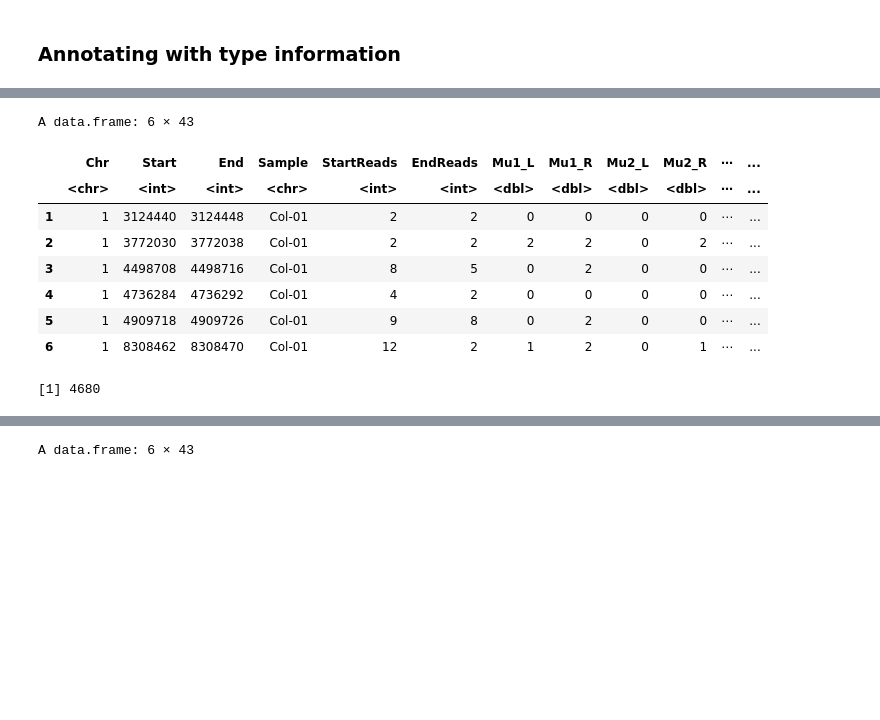
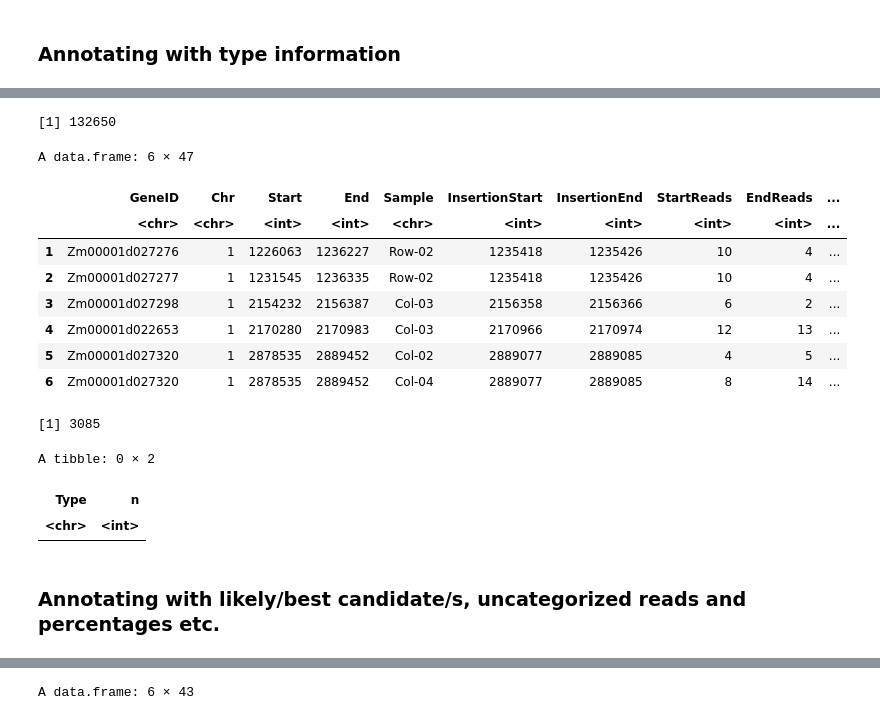
Before and after one commit to tgstoecker/MuWU, a Jupyter notebook: te_typing_annotation.ipynb, the cells around one changed output, grey strips where cells are left out. Cells and saved outputs as stored; diff of their text form; code cells hidden in the pictures; blank space fills up the shorter version.

```diff
--- a/te_typing_annotation.ipynb
+++ b/te_typing_annotation.ipynb
@@ -91,10 +130,10 @@ A data.frame: 6 × 43
 # %%
 #read-in final sample files
 for (s in samples) {
-  tmp_type_file <- read.csv(paste0("results/te_typing/", s, "/", s, "_te_types_merged.tsv"), header = TRUE, sep="\t")
+  tmp_type_file <- fread(paste0("results/te_typing/pre_sorting/", s, "/", s, "_te_types_merged.tsv"), header = TRUE, sep="\t")
   tmp_type_file$Strand <- as.character(tmp_type_file$Strand)
   assign(paste0(s, "_type_file"), tmp_type_file)
 }
 
-head(`Col-02_type_file`)
+head(`Row_02_type_file`)
 # %% [output]
@@ -126,9 +347,10 @@ number2binary = function(number, noBits) {
 for (s in samples) {
     SAM_path <- paste0("results/dedup_sam/", s, ".dedup.sam")
     SAM_object <- paste0("sam_", s)
-    assign(SAM_object, read.csv(SAM_path, sep = "\t", header = FALSE, row.names = NULL))
-    #take only the forst for columns and the sequence
-    assign(SAM_object, get(SAM_object)[,c(1:4,10)])
+#    assign(SAM_object, read.csv(SAM_path, sep = "\t", header = FALSE, row.names = NULL))
+    assign(SAM_object, fread("results/dedup_sam/Col_01.dedup.sam", select=c(1,2,3,4,10), sep = "\t", header=FALSE, fill=TRUE))
+    #take only the first four columns and the sequence
+#    assign(SAM_object, get(SAM_object)[,c(1:4,10)])
     assign(SAM_object,
            get(SAM_object) %>%
              #some renaming of the header
@@ -140,16 +362,17 @@ for (s in samples) {
              #drop Lengh & V10 (Sequence) columns
              select(-V10, -Length) %>%
              #translate Flag into forward (+) or reverse (-) strand mapping/read
-             rowwise() %>%
-             mutate(
-               Strand = case_when(
-                 number2binary(Flag, 8)[7] == 1 & number2binary(Flag, 8)[8] == 0 ~ "1",
-                 number2binary(Flag, 8)[7] == 0 & number2binary(Flag, 8)[8] == 1 ~ "2",
-                 TRUE ~ "LOST"
-               )
-             ) %>%
-            select(-Flag) %>%
-            relocate(Strand, .after=Name)
+#             rowwise() %>%
+#             mutate(
+#               Strand = case_when(
+#                 number2binary(Flag, 8)[7] == 1 & number2binary(Flag, 8)[8] == 0 ~ "1",
+#                 number2binary(Flag, 8)[7] == 0 & number2binary(Flag, 8)[8] == 1 ~ "2",
+#                 TRUE ~ "LOST"
+#               )
+#             ) %>%
+#            select(-Flag) %>%
+#            relocate(Strand, .after=Name)
+            relocate(Flag, .after=Name)
     )
 }
 # %%
@@ -241,0 +488,4 @@ Warning message in `[<-.data.frame`(`*tmp*`, row, , value = structure(list(Chr =
+# %%
+nrow(all_insertions_typed)
+# %% [output]
+[1] 132650
@@ -242,14 +499,21 @@ Warning message in `[<-.data.frame`(`*tmp*`, row, , value = structure(list(Chr =
 # %%
 head(all_insertions_typed)
 nrow(all_insertions_typed)
+
+head(tmp_merge_ins_sam_typed_summary)
+
+#t(all_insertions_typed[1,])
 # %% [output]
-A data.frame: 6 × 43
+A data.frame: 6 × 47
-|  | Chr | Start | End | Sample | StartReads | EndReads | Mu1_L | Mu1_R | Mu2_L | Mu2_R | ⋯ | ... |
-|  | <chr> | <int> | <int> | <chr> | <int> | <int> | <dbl> | <dbl> | <dbl> | <dbl> | ⋯ | ... |
-| 1 | 1 | 3124440 | 3124448 | Col-01 | 2 | 2 | 0 | 0 | 0 | 0 | ⋯ | ... |
-| 2 | 1 | 3772030 | 3772038 | Col-01 | 2 | 2 | 2 | 2 | 0 | 2 | ⋯ | ... |
-| 3 | 1 | 4498708 | 4498716 | Col-01 | 8 | 5 | 0 | 2 | 0 | 0 | ⋯ | ... |
-| 4 | 1 | 4736284 | 4736292 | Col-01 | 4 | 2 | 0 | 0 | 0 | 0 | ⋯ | ... |
-| 5 | 1 | 4909718 | 4909726 | Col-01 | 9 | 8 | 0 | 2 | 0 | 0 | ⋯ | ... |
-| 6 | 1 | 8308462 | 8308470 | Col-01 | 12 | 2 | 1 | 2 | 0 | 1 | ⋯ | ... |
+|  | GeneID | Chr | Start | End | Sample | InsertionStart | InsertionEnd | StartReads | EndReads | ... |
+|  | <chr> | <chr> | <int> | <int> | <chr> | <int> | <int> | <int> | <int> | ... |
+| 1 | Zm00001d027276 | 1 | 1226063 | 1236227 | Row-02 | 1235418 | 1235426 | 10 | 4 | ... |
+| 2 | Zm00001d027277 | 1 | 1231545 | 1236335 | Row-02 | 1235418 | 1235426 | 10 | 4 | ... |
+| 3 | Zm00001d027298 | 1 | 2154232 | 2156387 | Col-03 | 2156358 | 2156366 | 6 | 2 | ... |
+| 4 | Zm00001d022653 | 1 | 2170280 | 2170983 | Col-03 | 2170966 | 2170974 | 12 | 13 | ... |
+| 5 | Zm00001d027320 | 1 | 2878535 | 2889452 | Col-02 | 2889077 | 2889085 | 4 | 5 | ... |
+| 6 | Zm00001d027320 | 1 | 2878535 | 2889452 | Col-04 | 2889077 | 2889085 | 8 | 14 | ... |
-[1] 4680
+[1] 3085
+A tibble: 0 × 2
+| Type | n |
+| <chr> | <int> |
@@ -263,0 +520,2 @@ A data.frame: 6 × 43
+# %% [markdown]
+### Annotating with likely/best candidate/s, uncategorized reads and percentages etc.
```
Also changed, not shown: parts of 39 cells of this notebook.
